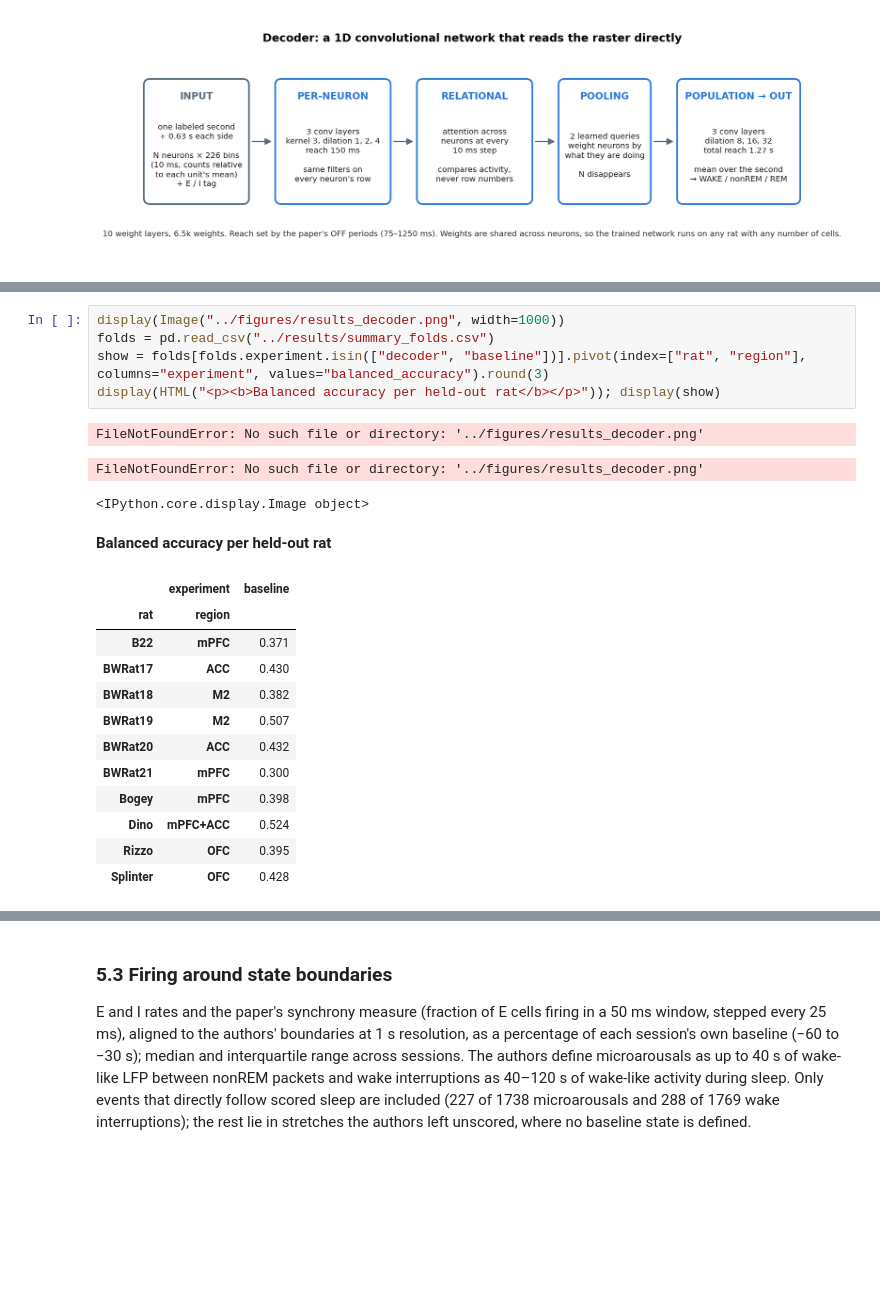
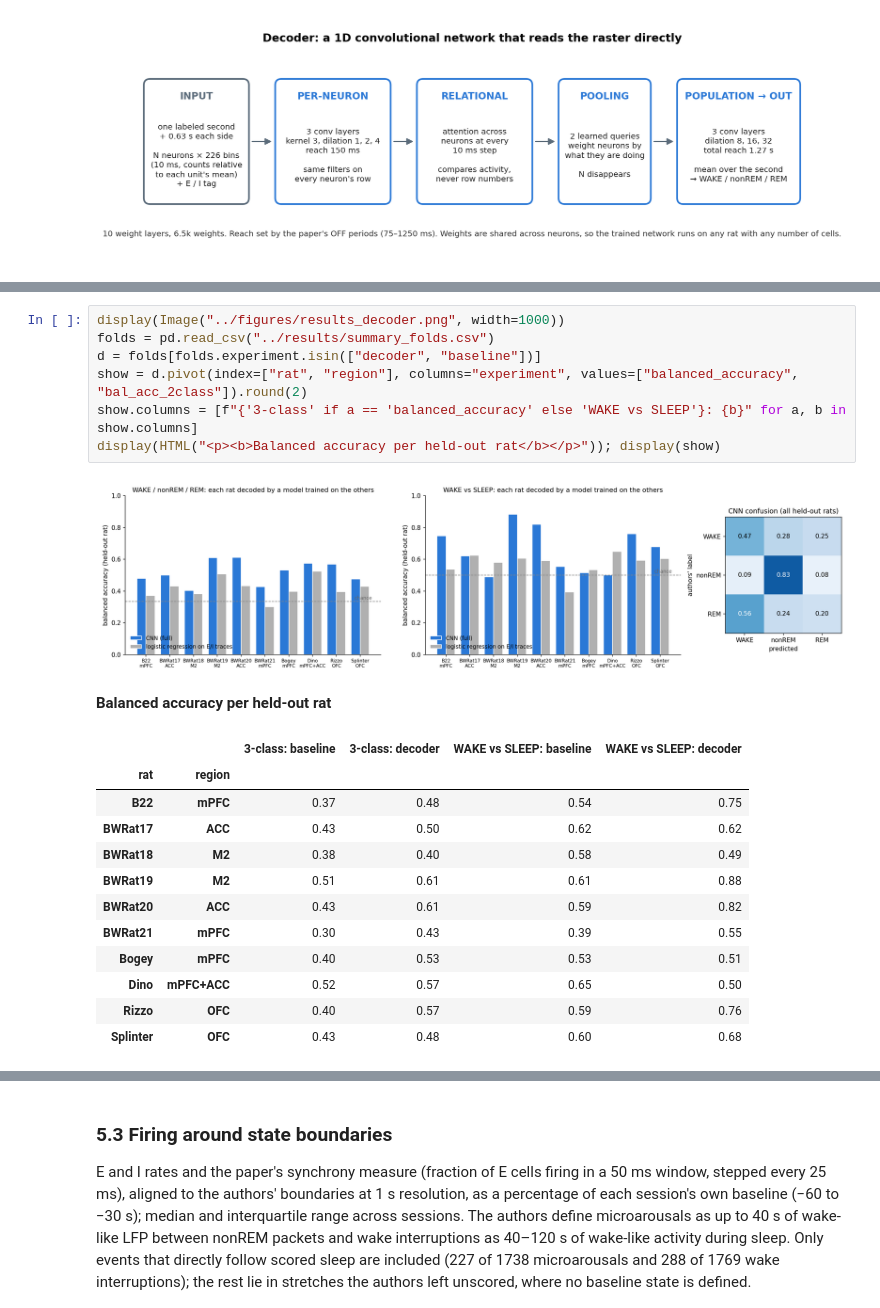
Before and after one commit to lucagandrud/PSYC40Final, a Jupyter notebook: notebooks/PSYC40Final.ipynb, the cells around one changed output, grey strips where cells are left out. Cells and saved outputs as stored; diff of their text form; blank space fills up the shorter version.

Commit message:
Notebook/PDF layout fixes: stacked decoder panels, separate confusion matrix, no raw CSV dump, corrected text
Co-Authored-By: Claude Fable 5.1 <noreply@anthropic.com>

```diff
--- a/notebooks/PSYC40Final.ipynb
+++ b/notebooks/PSYC40Final.ipynb
@@ -90,25 +94,25 @@ display(Image("../figures/architecture.png", width=1000))
 # %%
 display(Image("../figures/results_decoder.png", width=1000))
 folds = pd.read_csv("../results/summary_folds.csv")
-show = folds[folds.experiment.isin(["decoder", "baseline"])].pivot(index=["rat", "region"], columns="experiment", values="balanced_accuracy").round(3)
+d = folds[folds.experiment.isin(["decoder", "baseline"])]
+show = d.pivot(index=["rat", "region"], columns="experiment", values=["balanced_accuracy", "bal_acc_2class"]).round(2)
+show.columns = [f"{'3-class' if a == 'balanced_accuracy' else 'WAKE vs SLEEP'}: {b}" for a, b in show.columns]
 display(HTML("<p><b>Balanced accuracy per held-out rat</b></p>")); display(show)
 # %% [output]
-FileNotFoundError: No such file or directory: '../figures/results_decoder.png'
-FileNotFoundError: No such file or directory: '../figures/results_decoder.png'
-<IPython.core.display.Image object>
+[figure, added]
 Balanced accuracy per held-out rat
-|  | experiment | baseline |
-| rat | region |  |
-| B22 | mPFC | 0.371 |
-| BWRat17 | ACC | 0.430 |
-| BWRat18 | M2 | 0.382 |
-| BWRat19 | M2 | 0.507 |
-| BWRat20 | ACC | 0.432 |
-| BWRat21 | mPFC | 0.300 |
-| Bogey | mPFC | 0.398 |
-| Dino | mPFC+ACC | 0.524 |
-| Rizzo | OFC | 0.395 |
-| Splinter | OFC | 0.428 |
+|  |  | 3-class: baseline | 3-class: decoder | WAKE vs SLEEP: baseline | WAKE vs SLEEP: decoder |
+| rat | region |  |  |  |  |
+| B22 | mPFC | 0.37 | 0.48 | 0.54 | 0.75 |
+| BWRat17 | ACC | 0.43 | 0.50 | 0.62 | 0.62 |
+| BWRat18 | M2 | 0.38 | 0.40 | 0.58 | 0.49 |
+| BWRat19 | M2 | 0.51 | 0.61 | 0.61 | 0.88 |
+| BWRat20 | ACC | 0.43 | 0.61 | 0.59 | 0.82 |
+| BWRat21 | mPFC | 0.30 | 0.43 | 0.39 | 0.55 |
+| Bogey | mPFC | 0.40 | 0.53 | 0.53 | 0.51 |
+| Dino | mPFC+ACC | 0.52 | 0.57 | 0.65 | 0.50 |
+| Rizzo | OFC | 0.40 | 0.57 | 0.59 | 0.76 |
+| Splinter | OFC | 0.43 | 0.48 | 0.60 | 0.68 |
 # %% [markdown]
 ### 5.2 Ablations: what carries the state information?
 
```
Also changed, not shown: parts of 10 cells of this notebook, 9 other files.
